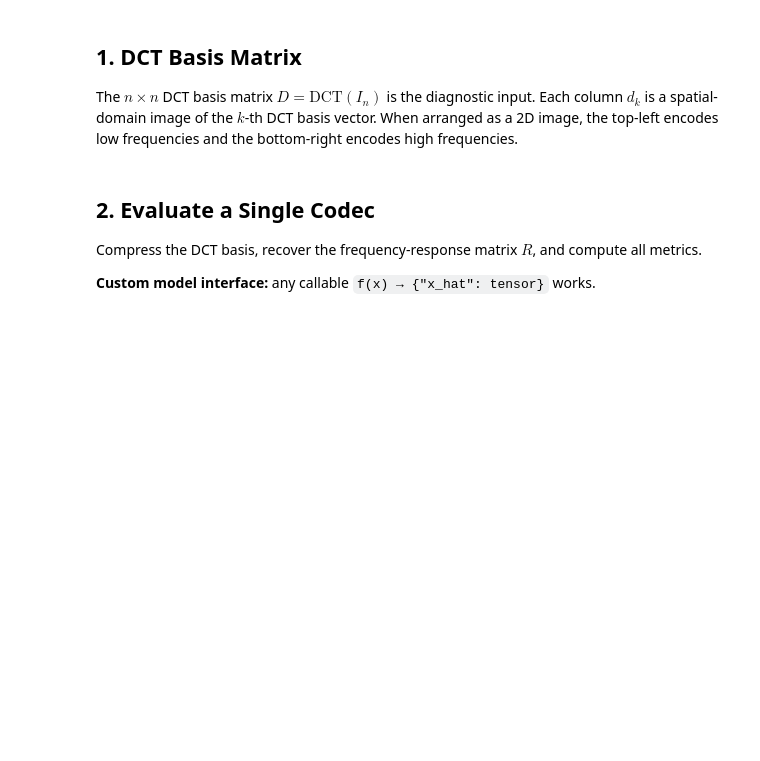
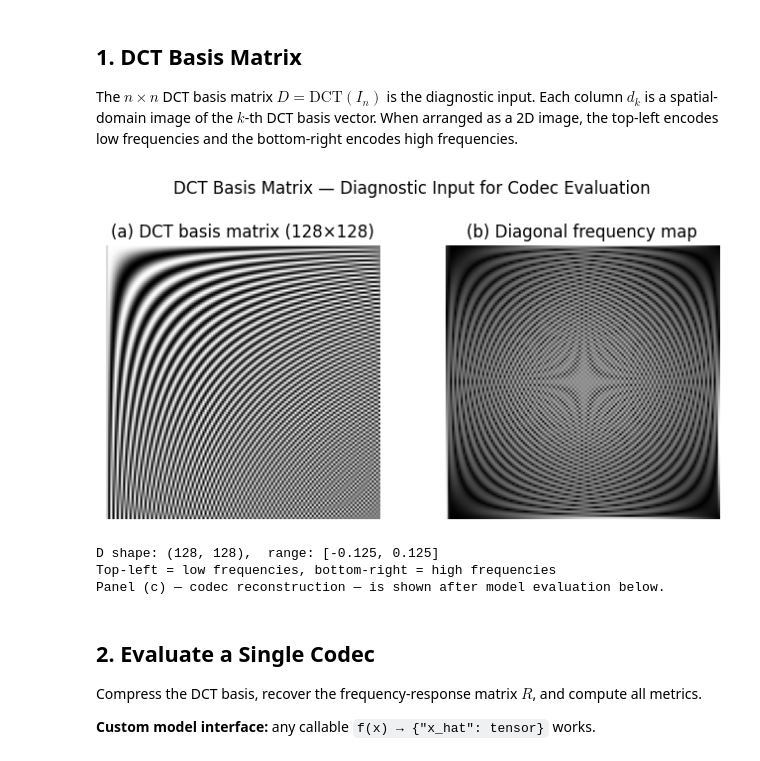
Before and after one commit to nkalmykovsk/dct_benchmark_nic, a Jupyter notebook: notebooks/01_demo.ipynb, the cells around one changed output. Cells and saved outputs as stored; diff of their text form; code cells hidden in the pictures; blank space fills up the shorter version.

```diff
--- a/notebooks/01_demo.ipynb
+++ b/notebooks/01_demo.ipynb
@@ -52,34 +54,36 @@ The $n\times n$ DCT basis matrix $D = \text{DCT}(I_n)$ is the diagnostic input.
 # %%
 SIZE = 128
 
 D = build_dct_basis(SIZE)
 D_rgb, vmin, vmax = build_dct_basis_rgb(SIZE)
 
-# Diagonal frequency map: pixel (i,j) → diagonal frequency (i+j)/(2*(n-1))
-idx = np.arange(SIZE)
-ii, jj = np.meshgrid(idx, idx, indexing='ij')
-freq_map = (ii + jj) / (2 * (SIZE - 1))
+# Diagonal-direction frequency map (gradient magnitude of DCT basis).
+# Matches Fig. 1(b) in the paper: dark = low frequency, bright = high frequency.
+gy, gx = np.gradient(D)
+freq_map = np.hypot(gx, gy)
+freq_map = (freq_map - freq_map.min()) / (freq_map.max() - freq_map.min() + 1e-9)
 
-fig, axes = plt.subplots(1, 3, figsize=(10, 3.5))
+fig, axes = plt.subplots(1, 2, figsize=(7, 3.5))
 axes[0].imshow(D_rgb.mean(axis=2), cmap='gray')
 axes[0].set_title(f'(a) DCT basis matrix ({SIZE}×{SIZE})')
 axes[0].axis('off')
 
 axes[1].imshow(freq_map, cmap='gray')
 axes[1].set_title('(b) Diagonal frequency map')
 axes[1].axis('off')
 
-im = axes[2].imshow(D, cmap='RdBu_r', vmin=-np.abs(D).max(), vmax=np.abs(D).max())
-plt.colorbar(im, ax=axes[2], shrink=0.8)
-axes[2].set_title('(c) Raw DCT values')
-axes[2].axis('off')
-
 plt.suptitle('DCT Basis Matrix — Diagnostic Input for Codec Evaluation', y=1.02)
 plt.tight_layout()
 plt.show()
 
 print(f'D shape: {D.shape},  range: [{D.min():.3f}, {D.max():.3f}]')
-print('Top-left corner = low frequencies, bottom-right = high frequencies')
+print('Top-left = low frequencies, bottom-right = high frequencies')
+print('Panel (c) — codec reconstruction — is shown after model evaluation below.')
+# %% [output]
+[figure, added]
+D shape: (128, 128),  range: [-0.125, 0.125]
+Top-left = low frequencies, bottom-right = high frequencies
+Panel (c) — codec reconstruction — is shown after model evaluation below.
 # %% [markdown]
 ## 2. Evaluate a Single Codec
 
```
Also changed, not shown: parts of 2 cells of this notebook, 1 other file.
